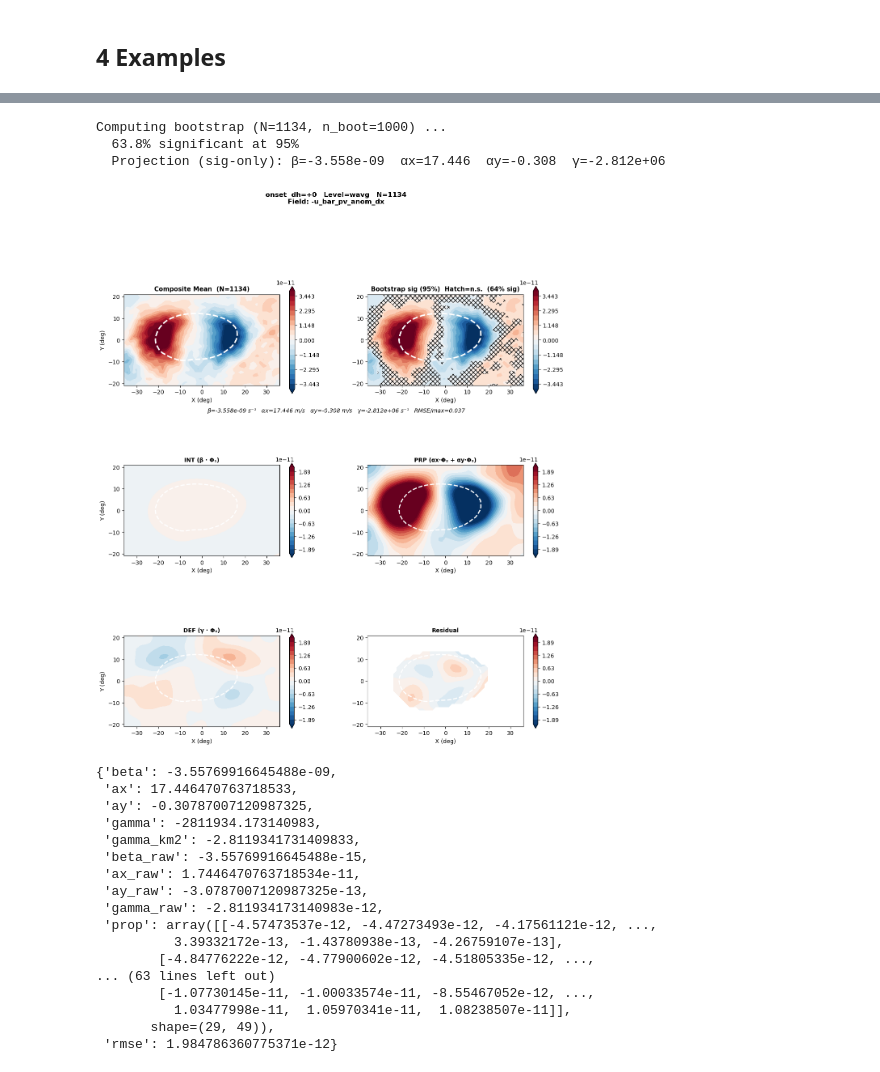
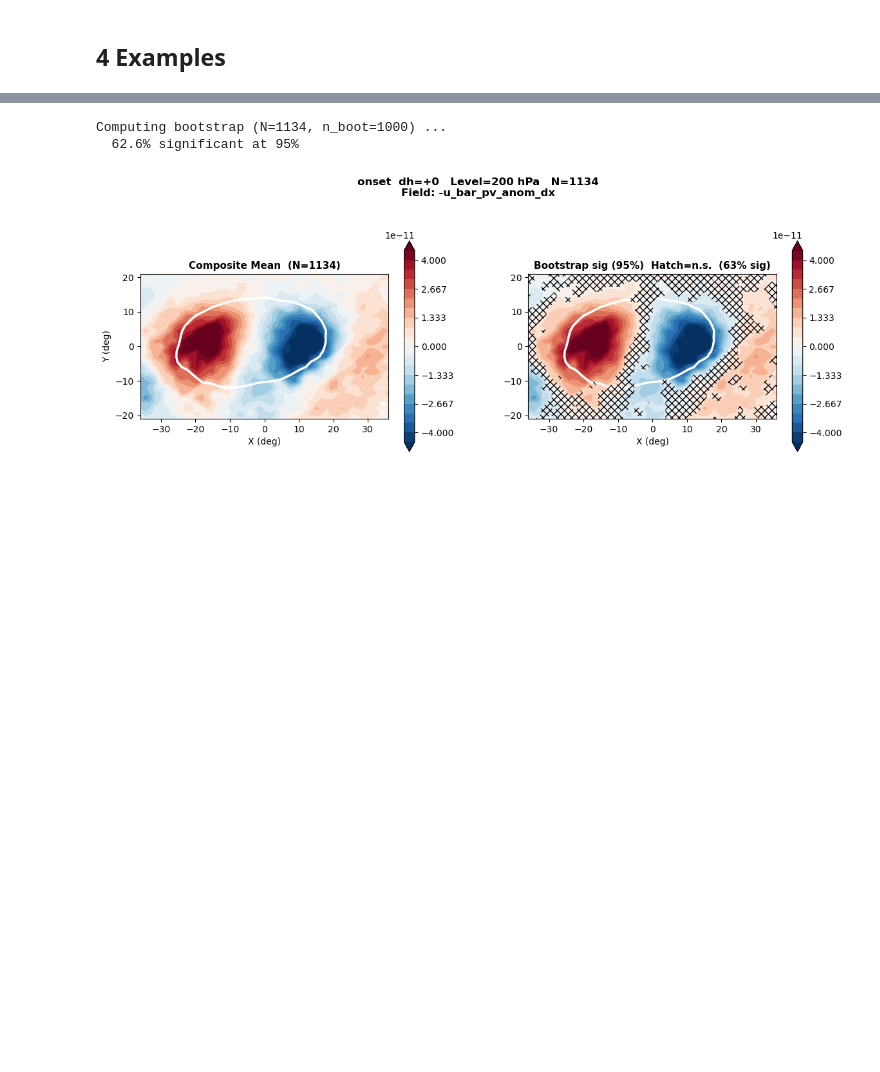
Before and after one commit to yanxingjianken/pvtend, a Jupyter notebook: examples/04_single_var_composite.ipynb, the cells around one changed output, grey strips where cells are left out. Cells and saved outputs as stored; diff of their text form; code cells hidden in the pictures; blank space fills up the shorter version.

```diff
--- a/examples/04_single_var_composite.ipynb
+++ b/examples/04_single_var_composite.ipynb
@@ -25,6 +28,7 @@ from pvtend.decomposition.smoothing import gaussian_smooth_nan
 # %%
 DATA_ROOT  = "/net/flood/data2/users/x_yan/composite_blocking_tempest"
 STAGE      = "onset"
+LEVEL      = 200 #"wavg"            # "wavg" or int hPa (e.g. 200, 250)
 SMOOTH_DEG = 6.0
 GRID_SP    = 1.5
 N_BOOT     = 1000
@@ -48,6 +52,7 @@ fields_wavg = sorted(k for k in _all_keys
                      if _sample[k].ndim == 2 and not k.endswith("_3d") and k not in _meta)
 fields_3d   = sorted(k for k in _all_keys if k.endswith("_3d"))
 
+print(f"LEVEL = {LEVEL}")
 print(f"Isobaric levels (hPa): {levels_hpa}")
 print(f"Wavg levels   (hPa) : {wavg_levels}")
 print(f"\n── 2D wavg fields ({len(fields_wavg)}) ──")
@@ -362,27 +217,9 @@ Computing bootstrap (N=1134, n_boot=1000) ...
 # %%
 # 6-panel: mean-wind advection with projection
-plot_var(["-u_bar_pv_anom_dx"], dh=0, projection=True)
+plot_var(["-u_bar_pv_anom_dx"], dh=0, level=200, projection=False)
 # %% [output]
 Computing bootstrap (N=1134, n_boot=1000) ...
-  63.8% significant at 95%
-  Projection (sig-only): β=-3.558e-09  αx=17.446  αy=-0.308  γ=-2.812e+06
+  62.6% significant at 95%
-[figure, old version]
+[figure, new version]
-{'beta': -3.55769916645488e-09,
- 'ax': 17.446470763718533,
- 'ay': -0.30787007120987325,
- 'gamma': -2811934.173140983,
- 'gamma_km2': -2.8119341731409833,
- 'beta_raw': -3.55769916645488e-15,
- 'ax_raw': 1.7446470763718534e-11,
- 'ay_raw': -3.0787007120987325e-13,
- 'gamma_raw': -2.811934173140983e-12,
- 'prop': array([[-4.57473537e-12, -4.47273493e-12, -4.17561121e-12, ...,
-          3.39332172e-13, -1.43780938e-13, -4.26759107e-13],
-        [-4.84776222e-12, -4.77900602e-12, -4.51805335e-12, ...,
-... (63 lines left out)
-        [-1.07730145e-11, -1.00033574e-11, -8.55467052e-12, ...,
-          1.03477998e-11,  1.05970341e-11,  1.08238507e-11]],
-       shape=(29, 49)),
- 'rmse': 1.984786360775371e-12}
 # %%
 # 6-panel: planetary vorticity advection
```
Also changed, not shown: parts of 24 cells of this notebook, 11 other files.
